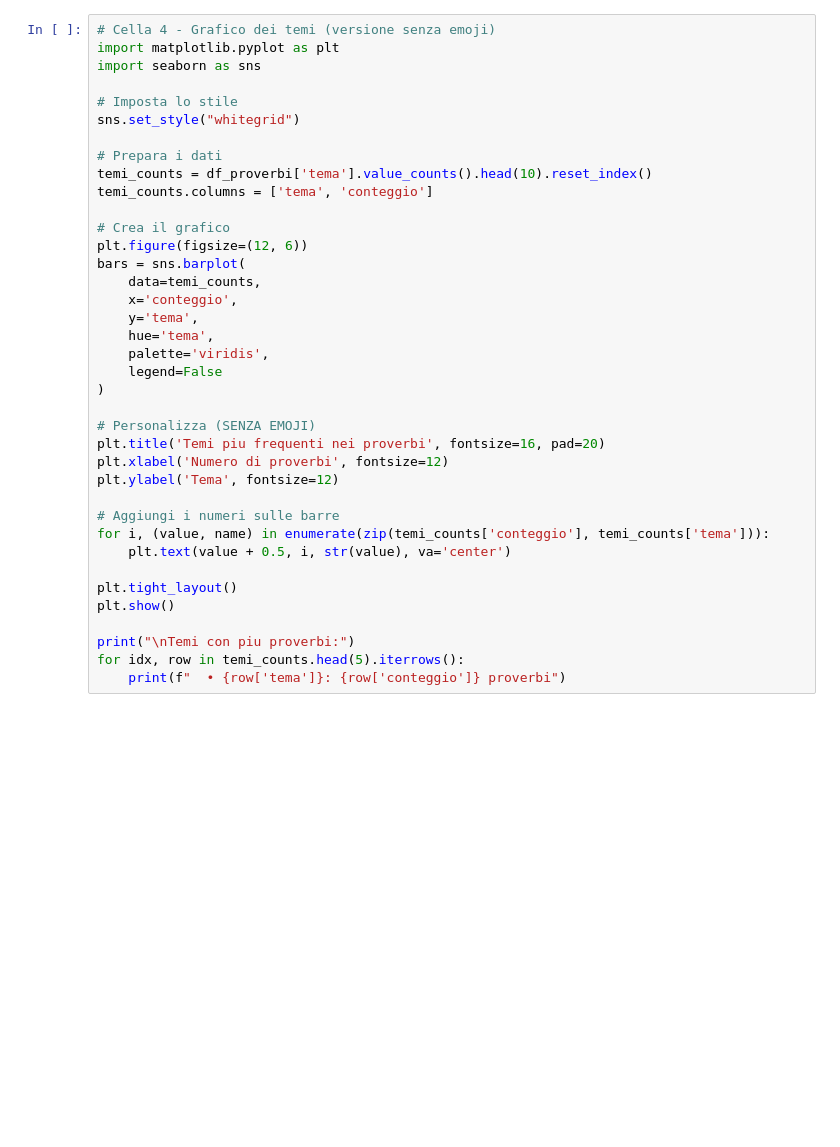
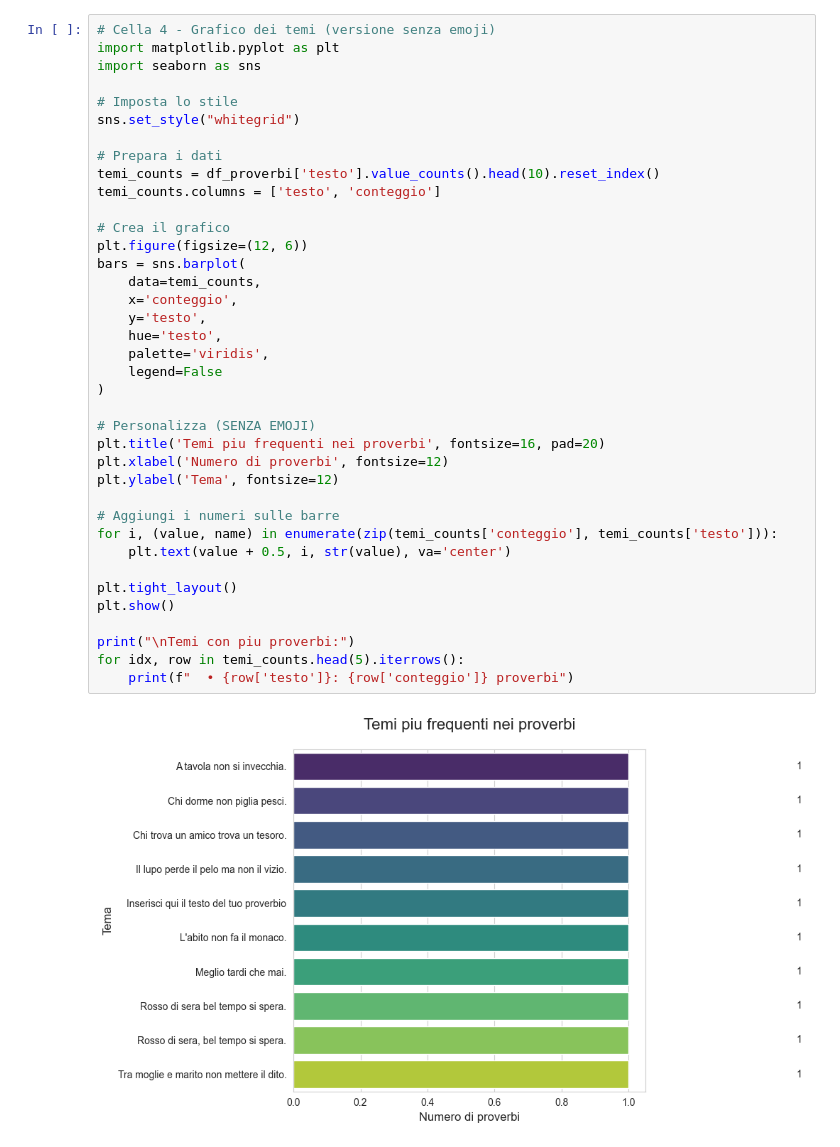
Before and after one commit to Seconet/Proverbi_Italiani, a Jupyter notebook: analisi_proverbi.ipynb, the cells around one changed output. Saved outputs shown, nothing was run; the diff lists cells and outputs as text; blank space fills up the shorter version.

```diff
--- a/analisi_proverbi.ipynb
+++ b/analisi_proverbi.ipynb
@@ -62,36 +79,38 @@ KeyError: 'tema'
 import matplotlib.pyplot as plt
 import seaborn as sns
 
 # Imposta lo stile
 sns.set_style("whitegrid")
 
 # Prepara i dati
-temi_counts = df_proverbi['tema'].value_counts().head(10).reset_index()
-temi_counts.columns = ['tema', 'conteggio']
+temi_counts = df_proverbi['testo'].value_counts().head(10).reset_index()
+temi_counts.columns = ['testo', 'conteggio']
 
 # Crea il grafico
 plt.figure(figsize=(12, 6))
 bars = sns.barplot(
     data=temi_counts,
     x='conteggio',
-    y='tema',
-    hue='tema',
+    y='testo',
+    hue='testo',
     palette='viridis',
     legend=False
 )
 
 # Personalizza (SENZA EMOJI)
 plt.title('Temi piu frequenti nei proverbi', fontsize=16, pad=20)
 plt.xlabel('Numero di proverbi', fontsize=12)
 plt.ylabel('Tema', fontsize=12)
 
 # Aggiungi i numeri sulle barre
-for i, (value, name) in enumerate(zip(temi_counts['conteggio'], temi_counts['tema'])):
+for i, (value, name) in enumerate(zip(temi_counts['conteggio'], temi_counts['testo'])):
     plt.text(value + 0.5, i, str(value), va='center')
 
 plt.tight_layout()
 plt.show()
 
 print("\nTemi con piu proverbi:")
 for idx, row in temi_counts.head(5).iterrows():
-    print(f"  • {row['tema']}: {row['conteggio']} proverbi")
+    print(f"  • {row['testo']}: {row['conteggio']} proverbi")
+# %% [output]
+[figure, added]
```
Also changed, not shown: parts of 7 cells of this notebook, 1 other file.
